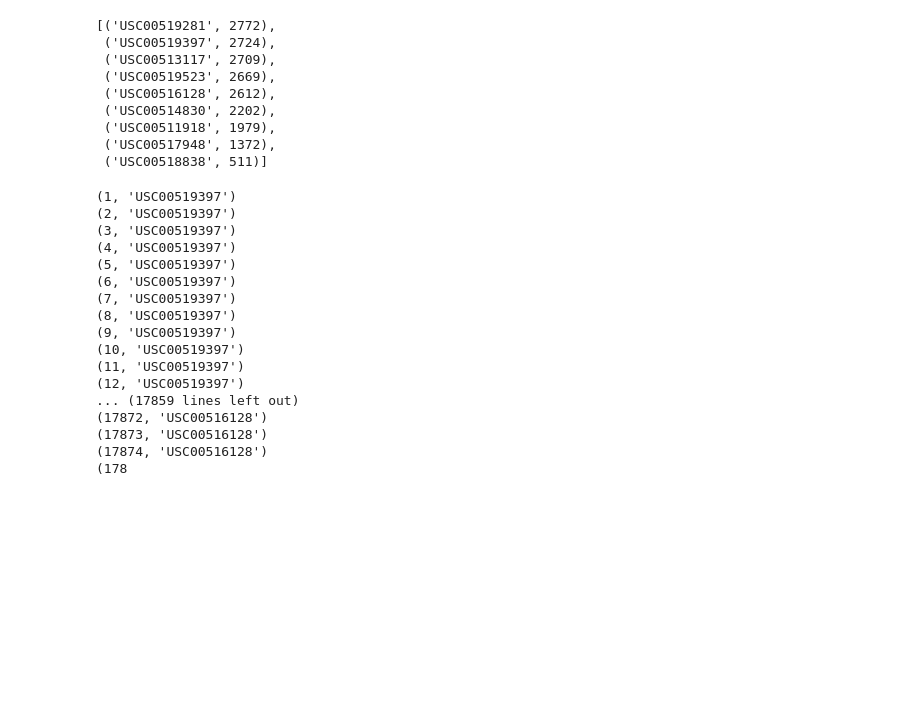
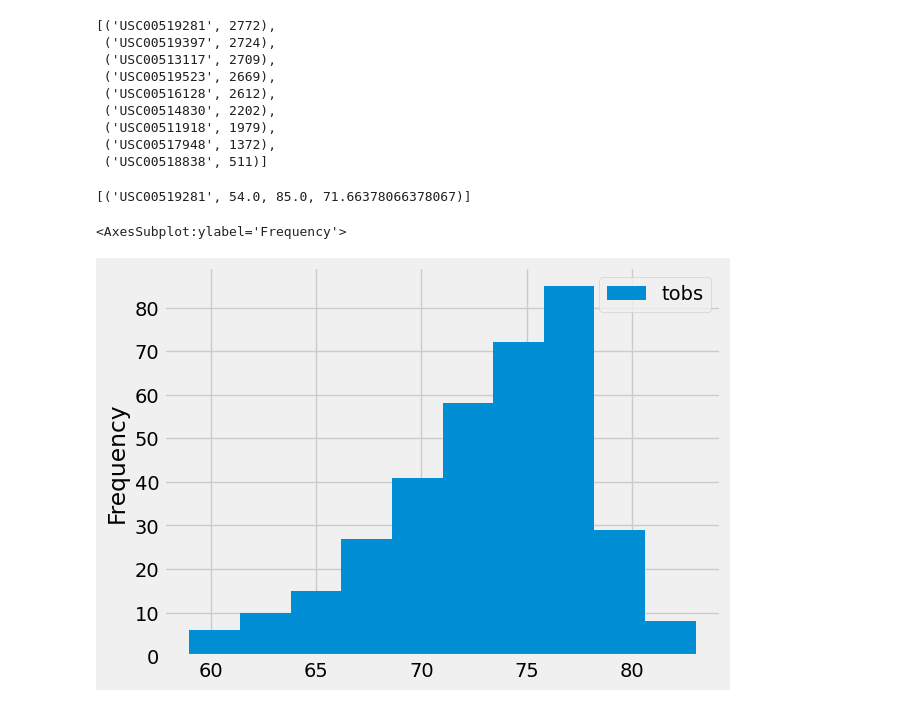
Before and after one commit to lilphonsdale/sqlalchemy-challenge, a Jupyter notebook: SurfsUp/SQLAlchemy Challenge.ipynb, the cells around one changed output. Cells and saved outputs as stored; diff of their text form; code cells hidden in the pictures; blank space fills up the shorter version.

Commit message:
plotted histogram
adding labels

```diff
--- a/SurfsUp/SQLAlchemy Challenge.ipynb
+++ b/SurfsUp/SQLAlchemy Challenge.ipynb
@@ -141,23 +139,20 @@ active_stations
 # %%
 # Using the most active station id from the previous query, calculate the lowest, highest, and average temperature.
 
-most_active = session.query(Measurement.station, func.min(Measurement.tobs), func.max(Measurement.tobs), func.avg(Measurement.tobs)).\
-                            filter(Measurement.station == "USC00519281")
+session.query(Measurement.station, func.min(Measurement.tobs), func.max(Measurement.tobs), func.avg(Measurement.tobs)).\
+                            filter(Measurement.station == "USC00519281").all()
 # %% [output]
-(1, 'USC00519397')
-(2, 'USC00519397')
-(3, 'USC00519397')
-(4, 'USC00519397')
-(5, 'USC00519397')
-(6, 'USC00519397')
-(7, 'USC00519397')
-(8, 'USC00519397')
-(9, 'USC00519397')
-(10, 'USC00519397')
-(11, 'USC00519397')
-(12, 'USC00519397')
-... (17859 lines left out)
-(17872, 'USC00516128')
-(17873, 'USC00516128')
-(17874, 'USC00516128')
-(178
+[('USC00519281', 54.0, 85.0, 71.66378066378067)]
+# %%
+# Using the most active station id
+# Query the last 12 months of temperature observation data for this station and plot the results as a histogram
+
+active_year = session.query(Measurement.station, Measurement.tobs, Measurement.date).\
+    filter(Measurement.station == "USC00519281").\
+    filter(Measurement.date > one_year).all()
+
+new_df = pd.DataFrame(active_year)
+new_df.plot(kind="hist", xlabel)
+# %% [output]
+<AxesSubplot:ylabel='Frequency'>
+[figure, added]
```
Also changed, not shown: parts of 3 cells of this notebook.
